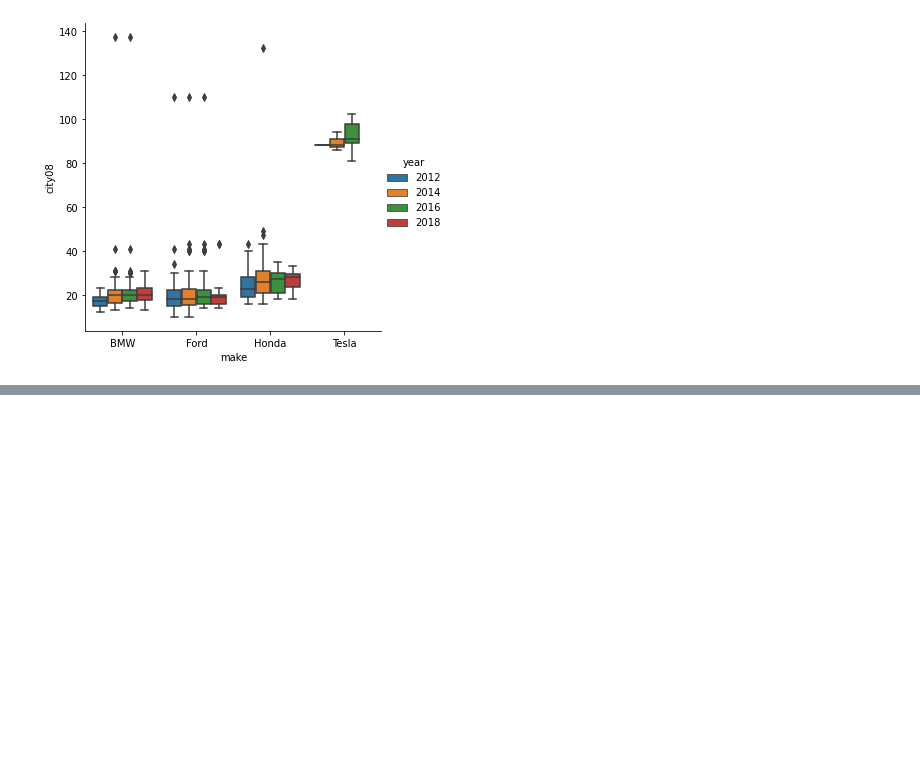
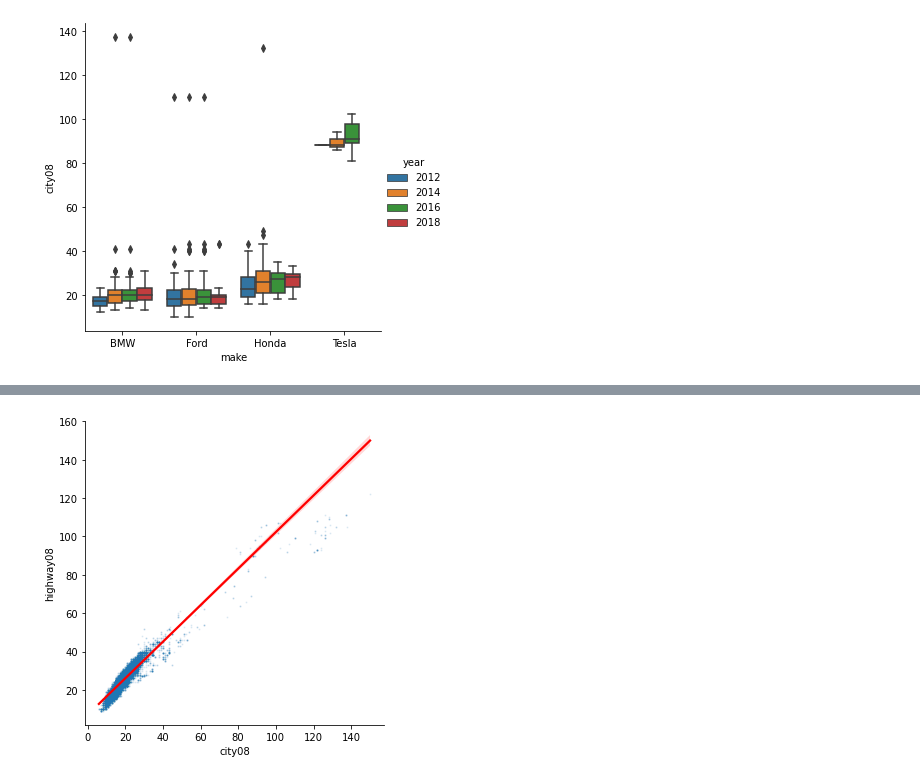
Before and after one commit to minstrel1149/pandas_practice-cookbook1, a Jupyter notebook: Pd_cookbook_1_chapter5.ipynb, the cells around one changed output, grey strips where cells are left out. Saved outputs shown, nothing was run; the diff lists cells and outputs as text; code cells hidden in the pictures; blank space fills up the shorter version.

```diff
--- a/Pd_cookbook_1_chapter5.ipynb
+++ b/Pd_cookbook_1_chapter5.ipynb
@@ -182,0 +196,7 @@ g = sns.catplot(data=fueleco[mask], x='make', y='city08', hue='year', hue_order=
+# %%
+# seaborn의 lmplot() 함수 이용하여 산포도 및 회귀선 표시
+# scatter_kws 파라미터 활용 -> 's'(점 크기) 및 'alpha'(투명도) 설정 가능.
+# line_kws 파라미터도 가능
+res = sns.lmplot(data=fueleco, x='city08', y='highway08', scatter_kws={'s':1, 'alpha':0.1}, line_kws={'color':'red'})
+# %% [output]
+[figure, added]
```
Also changed, not shown: parts of 6 cells of this notebook, 1 other file.
